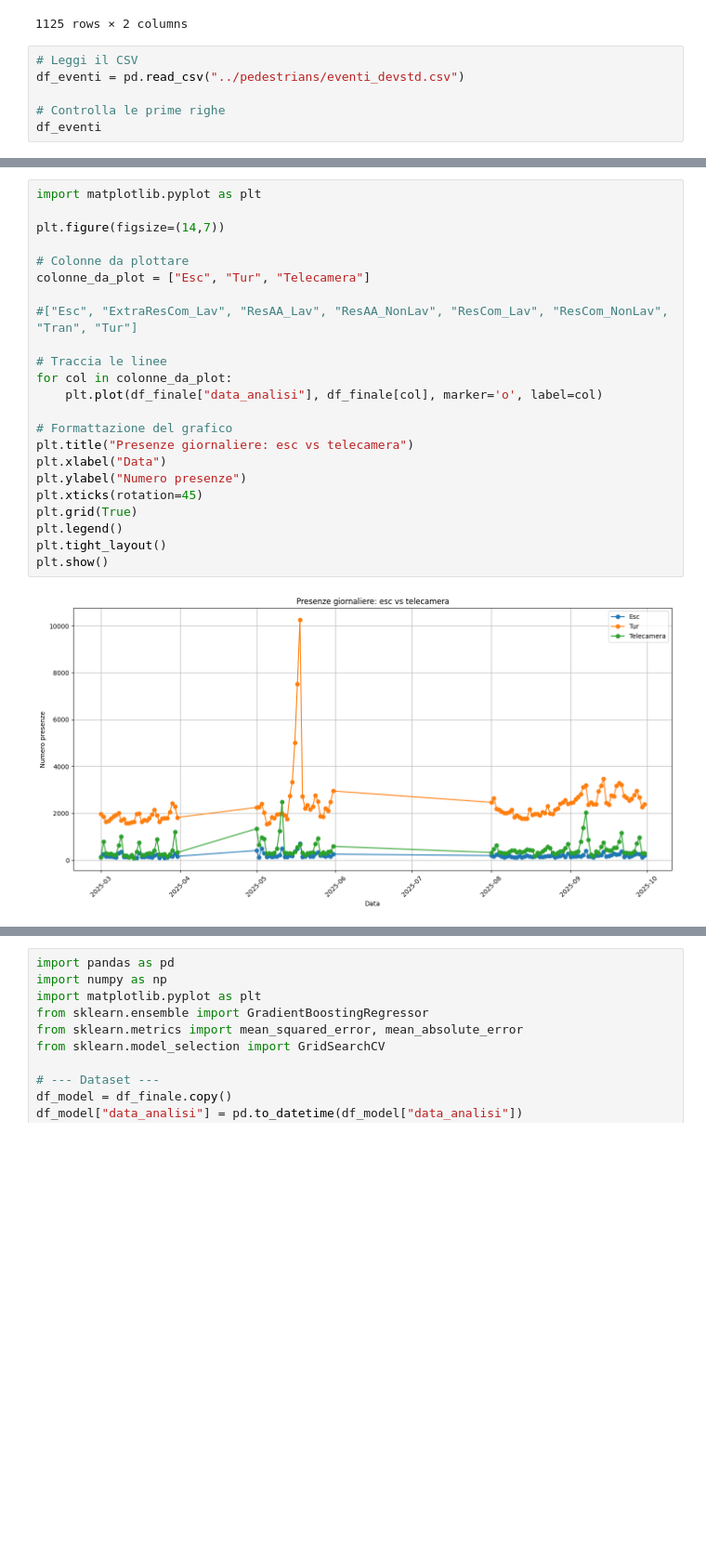
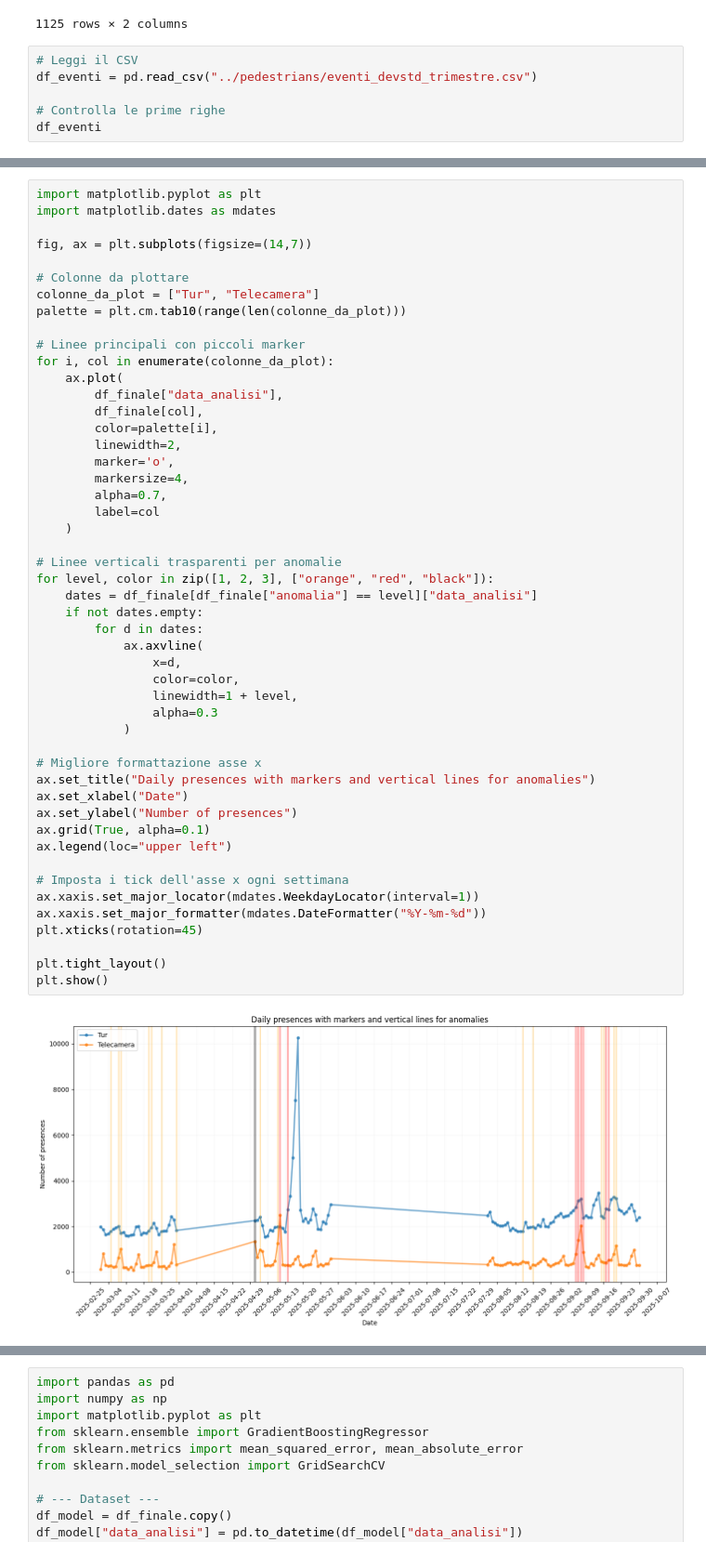
Before and after one commit to nbicocchi/S4C-Project, a Jupyter notebook: experiments/dataset2025/data_analysis/presence_analysis_2.ipynb, the cells around one changed output, grey strips where cells are left out. Shown: that part at 93% size. Drawn from its saved outputs; the diff is of its cells as text; blank space fills up the shorter version.

```diff
--- a/experiments/dataset2025/data_analysis/presence_analysis_2.ipynb
+++ b/experiments/dataset2025/data_analysis/presence_analysis_2.ipynb
@@ -115,7 +115,7 @@ df_telecamere
 1125 rows × 2 columns
 # %%
 # Leggi il CSV
-df_eventi = pd.read_csv("../pedestrians/eventi_devstd.csv")
+df_eventi = pd.read_csv("../pedestrians/eventi_devstd_trimestre.csv")
 
 # Controlla le prime righe
 df_eventi
@@ -192,28 +238,54 @@ df_finale
 # %%
 import matplotlib.pyplot as plt
+import matplotlib.dates as mdates
 
-plt.figure(figsize=(14,7))
+fig, ax = plt.subplots(figsize=(14,7))
 
 # Colonne da plottare
-colonne_da_plot = ["Esc", "Tur", "Telecamera"]
+colonne_da_plot = ["Tur", "Telecamera"]
+palette = plt.cm.tab10(range(len(colonne_da_plot)))
 
-#["Esc", "ExtraResCom_Lav", "ResAA_Lav", "ResAA_NonLav", "ResCom_Lav", "ResCom_NonLav", "Tran", "Tur"]
+# Linee principali con piccoli marker
+for i, col in enumerate(colonne_da_plot):
+    ax.plot(
+        df_finale["data_analisi"],
+        df_finale[col],
+        color=palette[i],
+        linewidth=2,
+        marker='o',
+        markersize=4,
+        alpha=0.7,
+        label=col
+    )
 
-# Traccia le linee
-for col in colonne_da_plot:
-    plt.plot(df_finale["data_analisi"], df_finale[col], marker='o', label=col)
+# Linee verticali trasparenti per anomalie
+for level, color in zip([1, 2, 3], ["orange", "red", "black"]):
+    dates = df_finale[df_finale["anomalia"] == level]["data_analisi"]
+    if not dates.empty:
+        for d in dates:
+            ax.axvline(
+                x=d,
+                color=color,
+                linewidth=1 + level,
+                alpha=0.3
+            )
 
-# Formattazione del grafico
-plt.title("Presenze giornaliere: esc vs telecamera")
-plt.xlabel("Data")
-plt.ylabel("Numero presenze")
+# Migliore formattazione asse x
+ax.set_title("Daily presences with markers and vertical lines for anomalies")
+ax.set_xlabel("Date")
+ax.set_ylabel("Number of presences")
+ax.grid(True, alpha=0.1)
+ax.legend(loc="upper left")
+
+# Imposta i tick dell'asse x ogni settimana
+ax.xaxis.set_major_locator(mdates.WeekdayLocator(interval=1))
+ax.xaxis.set_major_formatter(mdates.DateFormatter("%Y-%m-%d"))
 plt.xticks(rotation=45)
-plt.grid(True)
-plt.legend()
+
 plt.tight_layout()
 plt.show()
 # %% [output]
-[figure, old version]
+[figure, new version]
 # %%
 import seaborn as sns
 import matplotlib.pyplot as plt
```
Also changed, not shown: parts of 6 cells of this notebook, 3 other files.
